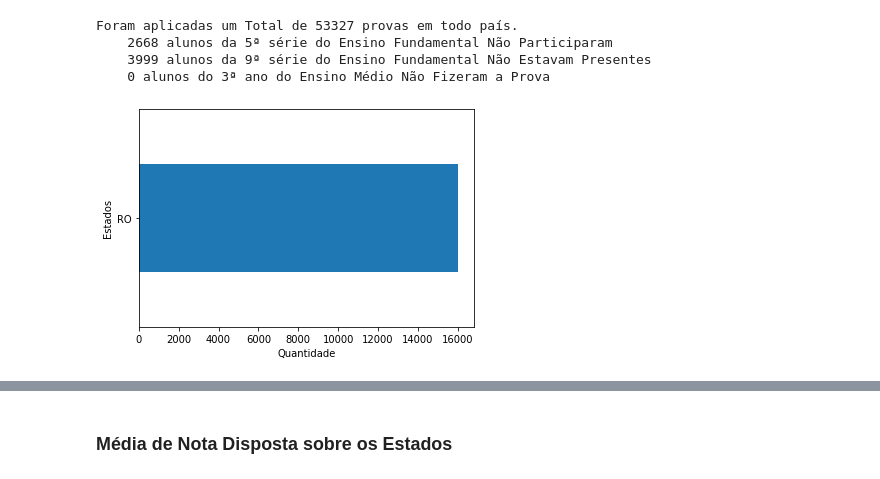
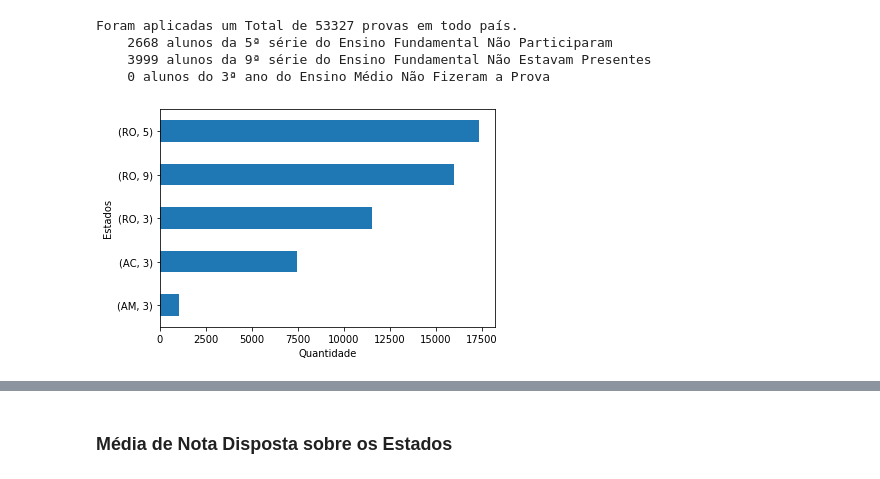
Before and after one commit to GomesDosSantos/AnaliseANEB, a Jupyter notebook: Livro.ipynb, the cells around one changed output, grey strips where cells are left out. Drawn from its saved outputs; the diff is of its cells as text; code cells hidden in the pictures.

```diff
--- a/Livro.ipynb
+++ b/Livro.ipynb
@@ -138,7 +138,7 @@ df_aluno_5EF = pd.read_csv(
     delimiter=',', encoding='iso-8859-1',
     usecols=colunas_aluno,
     low_memory=True,
-    nrows=20000  # Para fazer testes com os dados
+    # nrows=20000  # Para fazer testes com os dados
 )
 # %%
 df_aluno_9EF = pd.read_csv(
@@ -146,7 +146,7 @@ df_aluno_9EF = pd.read_csv(
     delimiter=',', encoding='iso-8859-1',
     usecols=colunas_aluno,
     low_memory=True,
-    nrows=20000  # Para fazer testes com os dados
+    # nrows=20000  # Para fazer testes com os dados
 )
 # %%
 # df_aluno_3EM_AG = pd.read_csv(
@@ -161,7 +161,7 @@ df_aluno_3EM = pd.read_csv(
     delimiter=',', encoding='iso-8859-1',
     usecols=colunas_aluno,
     low_memory=True,
-    nrows=20000  # Para fazer testes com os dados
+    # nrows=20000  # Para fazer testes com os dados
 )
 # %%
 df_aluno_5EF.sample(10)
@@ -315,7 +315,7 @@ def filtrar_dados(serie_dados, nao_realizado=0, colunas=filtro_de_colunas_respos
     i = 0
     for r in serie_dados.to_numpy():  # [len(serie_dados.to_numpy())//2:]:
         i = i + 1
-        not_lim = 1000
+        not_lim = 100000
         if 0 == i % not_lim:
             print(f'iter {not_lim}, resp: {len(resposta_dados)}, {nao_realizado} => {len(resposta_dados) + nao_realizado}')
 
@@ -527,11 +467,11 @@ Foram aplicadas um Total de 53327 provas em todo país.
     3999 alunos da 9ª série do Ensino Fundamental Não Estavam Presentes
     0 alunos do 3ª ano do Ensino Médio Não Fizeram a Prova
 # %%
-ax = dados_filtrados.query('serie == 9').groupby('uf').size().sort_values().plot(
+ax = dados_filtrados.groupby(['uf', 'serie']).size().sort_values().plot(
     kind='barh',
     figsize=fig_size
 )
 ax.set_xlabel('Quantidade')
 ax = ax.set_ylabel('Estados')
 # %% [output]
-[figure, old version]
+[figure, new version]
```
Also changed, not shown: parts of 21 cells of this notebook, 1 other file.
